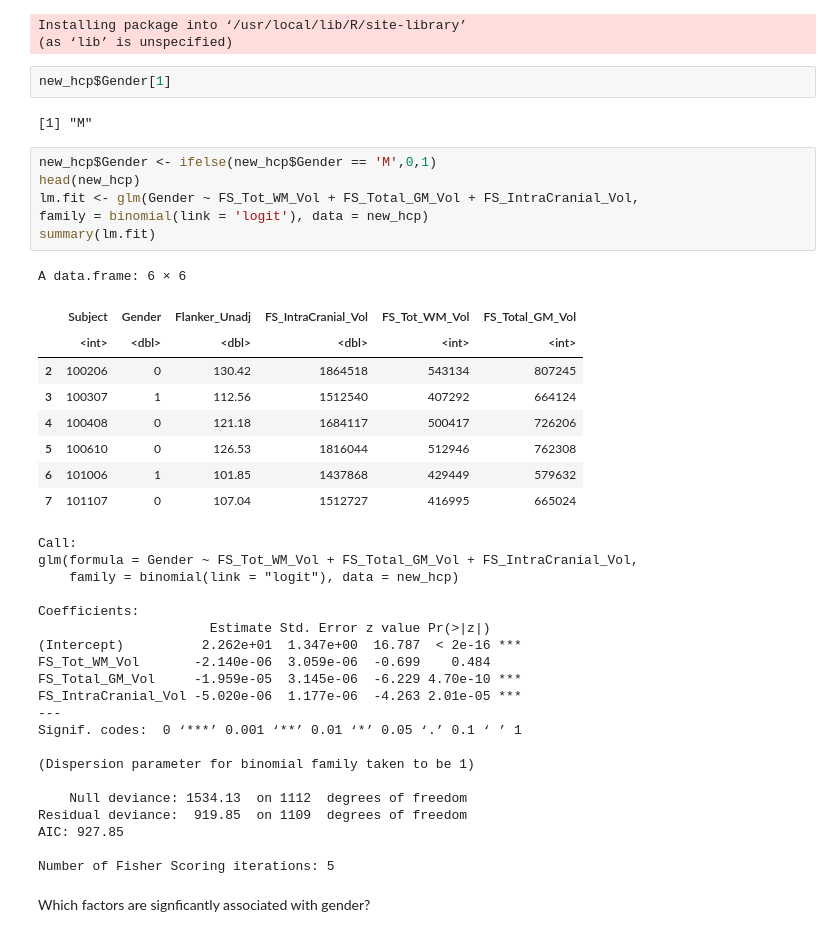
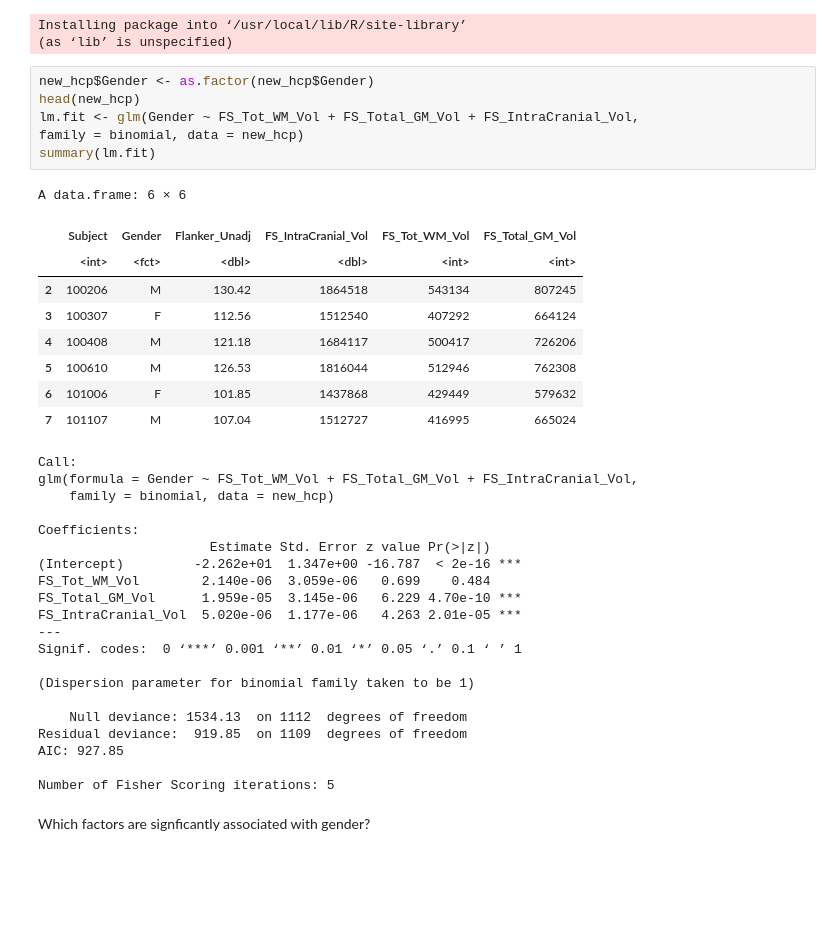
Before and after one commit to jialinli-21/Li_DSPN_S25, a Jupyter notebook: Exercise13.ipynb, the cells around one changed output. Cells and saved outputs as stored; diff of their text form; blank space fills up the shorter version.

```diff
--- a/Exercise13.ipynb
+++ b/Exercise13.ipynb
@@ -67,36 +79,32 @@ library(boot)
 # %% [output]
 Installing package into ‘/usr/local/lib/R/site-library’
 (as ‘lib’ is unspecified)
-# %%
-new_hcp$Gender[1]
-# %% [output]
-[1] "M"
 # %%
-new_hcp$Gender <- ifelse(new_hcp$Gender == 'M',0,1)
+new_hcp$Gender <- as.factor(new_hcp$Gender)
 head(new_hcp)
 lm.fit <- glm(Gender ~ FS_Tot_WM_Vol + FS_Total_GM_Vol + FS_IntraCranial_Vol,
-family = binomial(link = 'logit'), data = new_hcp)
+family = binomial, data = new_hcp)
 summary(lm.fit)
 # %% [output]
 A data.frame: 6 × 6
 |  | Subject | Gender | Flanker_Unadj | FS_IntraCranial_Vol | FS_Tot_WM_Vol | FS_Total_GM_Vol |
-|  | <int> | <dbl> | <dbl> | <dbl> | <int> | <int> |
-| 2 | 100206 | 0 | 130.42 | 1864518 | 543134 | 807245 |
-| 3 | 100307 | 1 | 112.56 | 1512540 | 407292 | 664124 |
-| 4 | 100408 | 0 | 121.18 | 1684117 | 500417 | 726206 |
-| 5 | 100610 | 0 | 126.53 | 1816044 | 512946 | 762308 |
-| 6 | 101006 | 1 | 101.85 | 1437868 | 429449 | 579632 |
-| 7 | 101107 | 0 | 107.04 | 1512727 | 416995 | 665024 |
+|  | <int> | <fct> | <dbl> | <dbl> | <int> | <int> |
+| 2 | 100206 | M | 130.42 | 1864518 | 543134 | 807245 |
+| 3 | 100307 | F | 112.56 | 1512540 | 407292 | 664124 |
+| 4 | 100408 | M | 121.18 | 1684117 | 500417 | 726206 |
+| 5 | 100610 | M | 126.53 | 1816044 | 512946 | 762308 |
+| 6 | 101006 | F | 101.85 | 1437868 | 429449 | 579632 |
+| 7 | 101107 | M | 107.04 | 1512727 | 416995 | 665024 |
 Call:
 glm(formula = Gender ~ FS_Tot_WM_Vol + FS_Total_GM_Vol + FS_IntraCranial_Vol,
-    family = binomial(link = "logit"), data = new_hcp)
+    family = binomial, data = new_hcp)
 
 Coefficients:
                       Estimate Std. Error z value Pr(>|z|)
-(Intercept)          2.262e+01  1.347e+00  16.787  < 2e-16 ***
-FS_Tot_WM_Vol       -2.140e-06  3.059e-06  -0.699    0.484
-FS_Total_GM_Vol     -1.959e-05  3.145e-06  -6.229 4.70e-10 ***
-FS_IntraCranial_Vol -5.020e-06  1.177e-06  -4.263 2.01e-05 ***
+(Intercept)         -2.262e+01  1.347e+00 -16.787  < 2e-16 ***
+FS_Tot_WM_Vol        2.140e-06  3.059e-06   0.699    0.484
+FS_Total_GM_Vol      1.959e-05  3.145e-06   6.229 4.70e-10 ***
+FS_IntraCranial_Vol  5.020e-06  1.177e-06   4.263 2.01e-05 ***
 ---
 Signif. codes:  0 ‘***’ 0.001 ‘**’ 0.01 ‘*’ 0.05 ‘.’ 0.1 ‘ ’ 1
 
```
Also changed, not shown: parts of 12 cells of this notebook.
